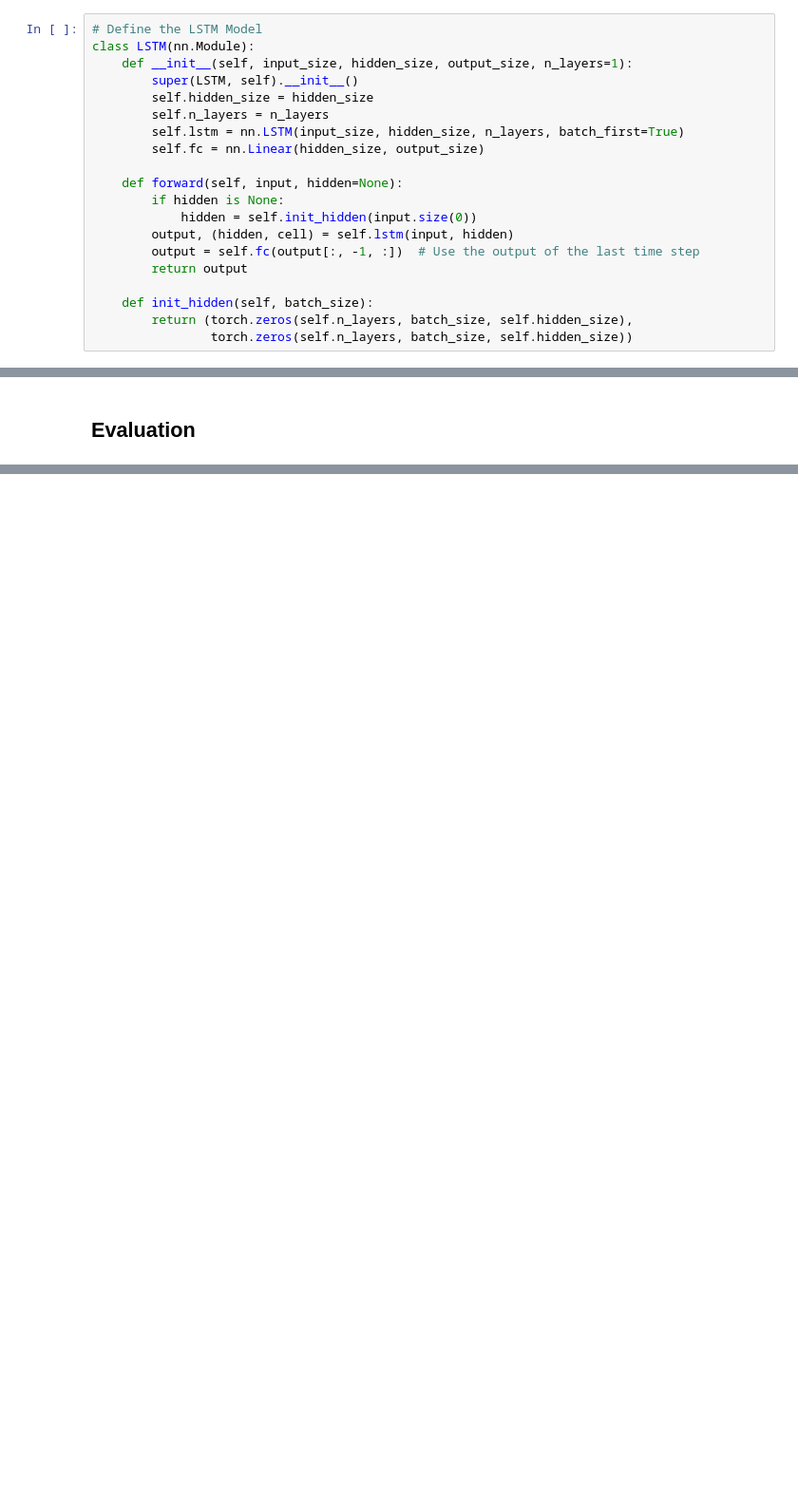
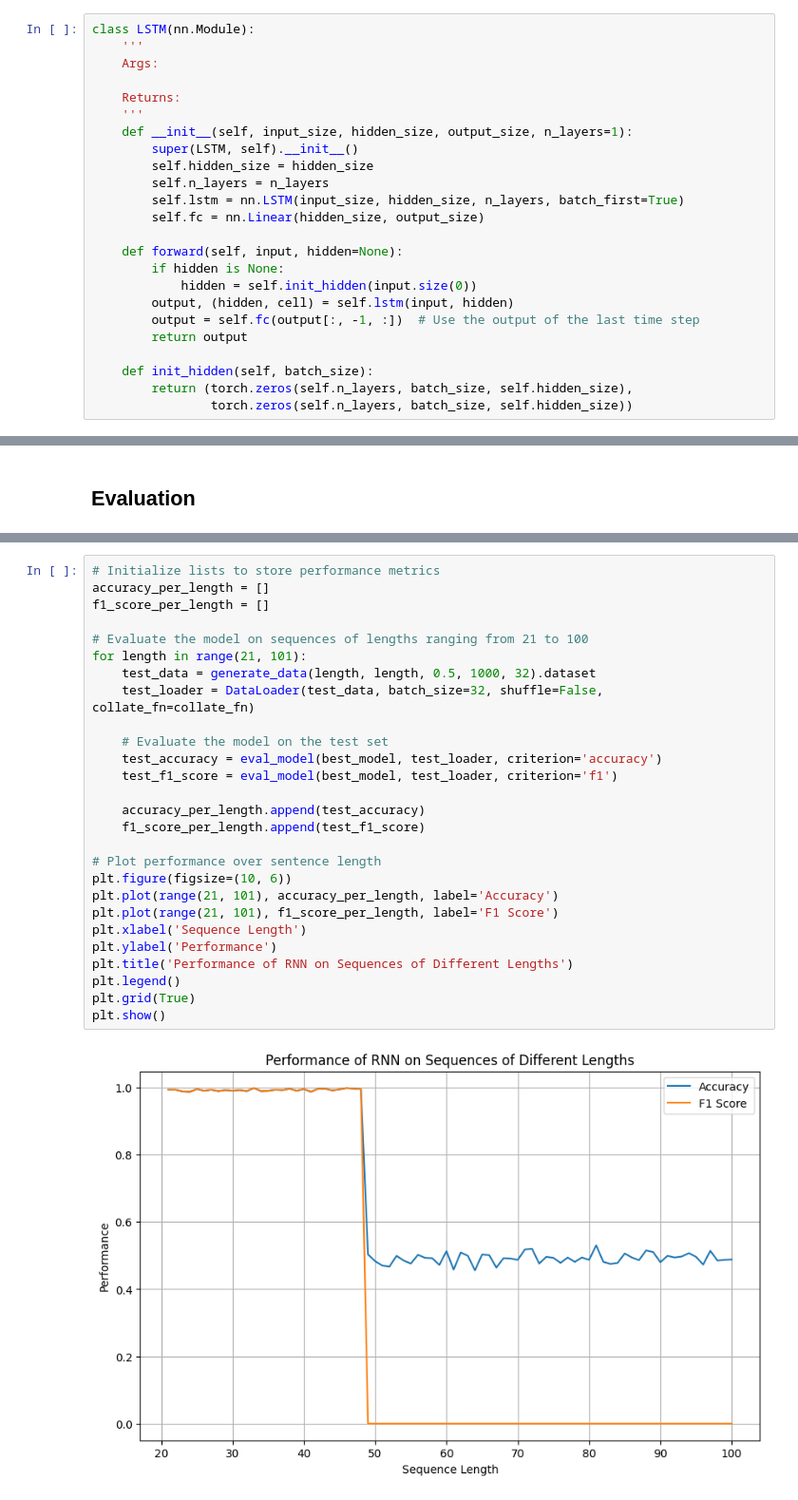
Before and after one commit to hxk874/ADL, a Jupyter notebook: afl3/lstm.ipynb, the cells around one changed output, grey strips where cells are left out. Shown at 95% size. Drawn from its saved outputs; the diff is of its cells as text; blank space fills up the shorter version.

```diff
--- a/afl3/lstm.ipynb
+++ b/afl3/lstm.ipynb
@@ -65,8 +67,12 @@ def generate_data(min_length, max_length, p, num_samples, batch_size=32):
 # %% [markdown]
 ## Model definition
 # %%
-# Define the LSTM Model
 class LSTM(nn.Module):
+    '''
+    Args:
+
+    Returns:
+    '''
     def __init__(self, input_size, hidden_size, output_size, n_layers=1):
         super(LSTM, self).__init__()
         self.hidden_size = hidden_size
@@ -202,0 +216,29 @@ Test F1 Score: 1.0
+# %%
+# Initialize lists to store performance metrics
+accuracy_per_length = []
+f1_score_per_length = []
+
+# Evaluate the model on sequences of lengths ranging from 21 to 100
+for length in range(21, 101):
+    test_data = generate_data(length, length, 0.5, 1000, 32).dataset
+    test_loader = DataLoader(test_data, batch_size=32, shuffle=False, collate_fn=collate_fn)
+
+    # Evaluate the model on the test set
+    test_accuracy = eval_model(best_model, test_loader, criterion='accuracy')
+    test_f1_score = eval_model(best_model, test_loader, criterion='f1')
+
+    accuracy_per_length.append(test_accuracy)
+    f1_score_per_length.append(test_f1_score)
+
+# Plot performance over sentence length
+plt.figure(figsize=(10, 6))
+plt.plot(range(21, 101), accuracy_per_length, label='Accuracy')
+plt.plot(range(21, 101), f1_score_per_length, label='F1 Score')
+plt.xlabel('Sequence Length')
+plt.ylabel('Performance')
+plt.title('Performance of RNN on Sequences of Different Lengths')
+plt.legend()
+plt.grid(True)
+plt.show()
+# %% [output]
+[figure, added]
```
Also changed, not shown: parts of 10 cells of this notebook, 3 other files.
